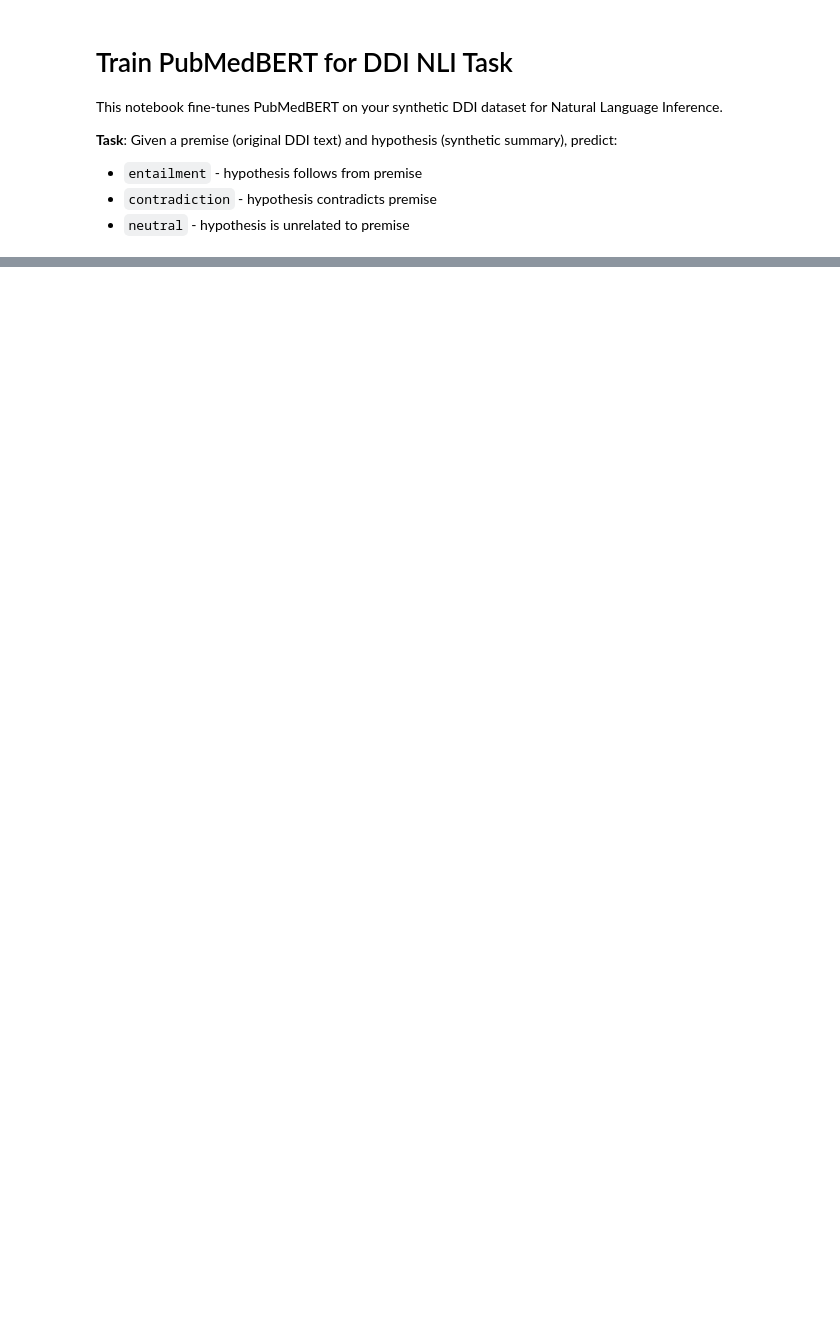
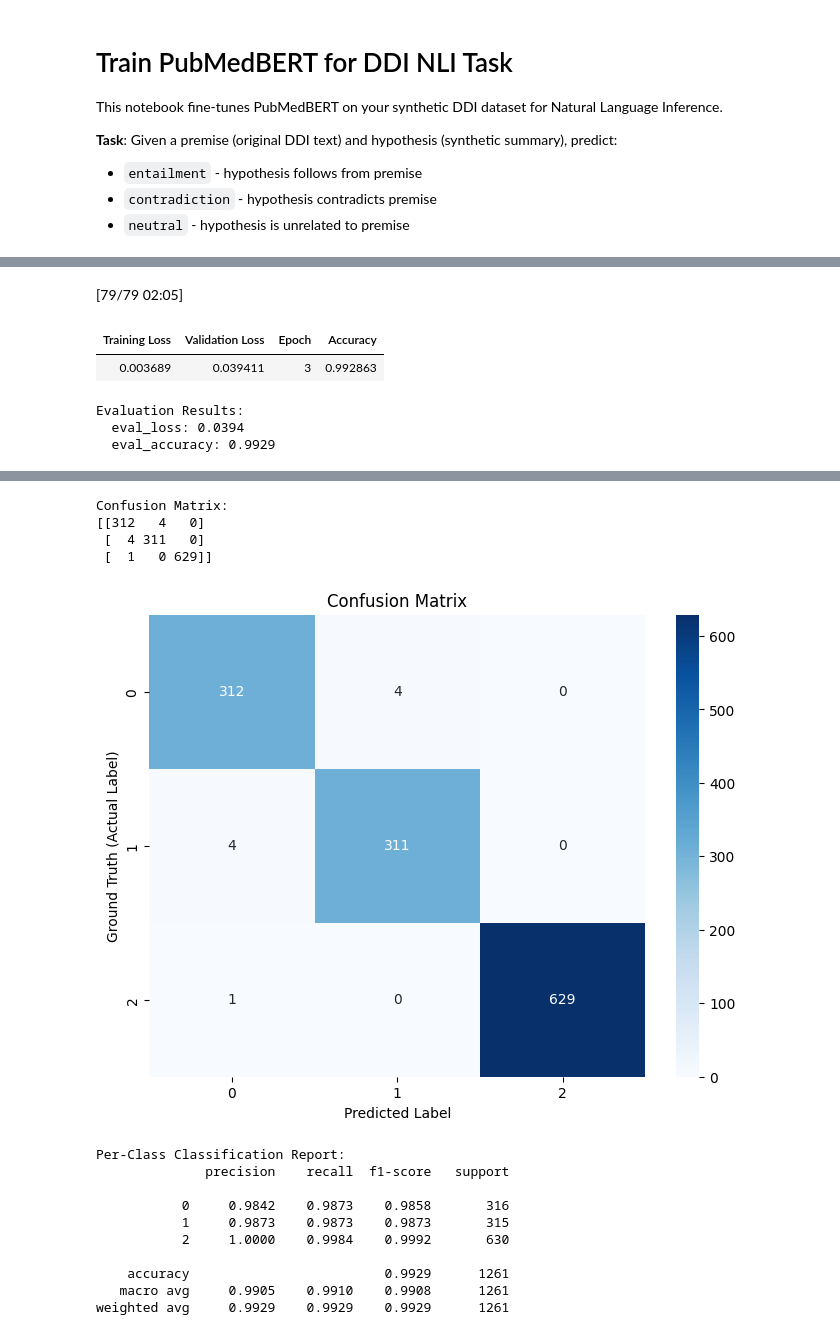
Before and after one commit to kynnichei/OurSmallThesis, a Jupyter notebook: 3_TrainPubMedBERT.ipynb, the cells around one changed output, grey strips where cells are left out. Cells and saved outputs as stored; diff of their text form; code cells hidden in the pictures; blank space fills up the shorter version.

Commit message:
train bert

```diff
--- a/3_TrainPubMedBERT.ipynb
+++ b/3_TrainPubMedBERT.ipynb
@@ -201,7 +280,9 @@ training_args = TrainingArguments(
     metric_for_best_model="accuracy",
     logging_steps=10,
     seed=RANDOM_SEED,
-    fp16=torch.cuda.is_available(),  # Use mixed precision if GPU available
+    # fp16=torch.cuda.is_available(),  # Use mixed precision if GPU available
+    ##config macos heinrich ganteng
+
 )
 
 # Trainer
@@ -210,7 +291,7 @@ trainer = Trainer(
     args=training_args,
     train_dataset=train_dataset,
     eval_dataset=test_dataset,
-    tokenizer=tokenizer,
+    processing_class=tokenizer,
     data_collator=data_collator,
     compute_metrics=compute_metrics,
 )
@@ -230,10 +324,42 @@ print("Training complete!")
 # %%
+import numpy as np
+from sklearn.metrics import classification_report, confusion_matrix
+import matplotlib.pyplot as plt
+import seaborn as sns
+
 # ═══════════════════════════════════════════════════════════════
 # EVALUATE MODEL
 # ═══════════════════════════════════════════════════════════════
 
-# Evaluate on test set
 results = trainer.evaluate()
 print(f"\nEvaluation Results:")
 for key, value in results.items():
-    print(f"  {key}: {value:.4f}")
+    if isinstance(value, float):
+        print(f"  {key}: {value:.4f}")
+
+predictions = trainer.predict(test_dataset)
+y_pred = np.argmax(predictions.predictions, axis=1)
+y_true = predictions.label_ids
+
+# 3. Generate Confusion Matrix (TP, TN, FP, FN)
+cm = confusion_matrix(y_true, y_pred)
+print("\nConfusion Matrix:")
+print(cm)
+
+# Optional: Plot Confusion Matrix visually
+plt.figure(figsize=(8, 6))
+sns.heatmap(cm, annot=True, fmt='d', cmap='Blues')
+plt.xlabel('Predicted Label')
+plt.ylabel('Ground Truth (Actual Label)')
+plt.title('Confusion Matrix')
+plt.show()
+
+print("\nPer-Class Classification Report:")
+print(classification_report(y_true, y_pred, digits=4))
+# %% [output]
+[79/79 02:05]
+| Training Loss | Validation Loss | Epoch | Accuracy |
+| 0.003689 | 0.039411 | 3 | 0.992863 |
+Evaluation Results:
+  eval_loss: 0.0394
+  eval_accuracy: 0.9929
@@ -240,3 +367,18 @@ for key, value in results.items():
+Confusion Matrix:
+[[312   4   0]
+ [  4 311   0]
+ [  1   0 629]]
+[figure, added]
+Per-Class Classification Report:
+              precision    recall  f1-score   support
+
+           0     0.9842    0.9873    0.9858       316
+           1     0.9873    0.9873    0.9873       315
+           2     1.0000    0.9984    0.9992       630
+
+    accuracy                         0.9929      1261
+   macro avg     0.9905    0.9910    0.9908      1261
+weighted avg     0.9929    0.9929    0.9929      1261
 # %%
 # ═══════════════════════════════════════════════════════════════
 # DETAILED CLASSIFICATION REPORT
```
Also changed, not shown: parts of 11 cells of this notebook.
